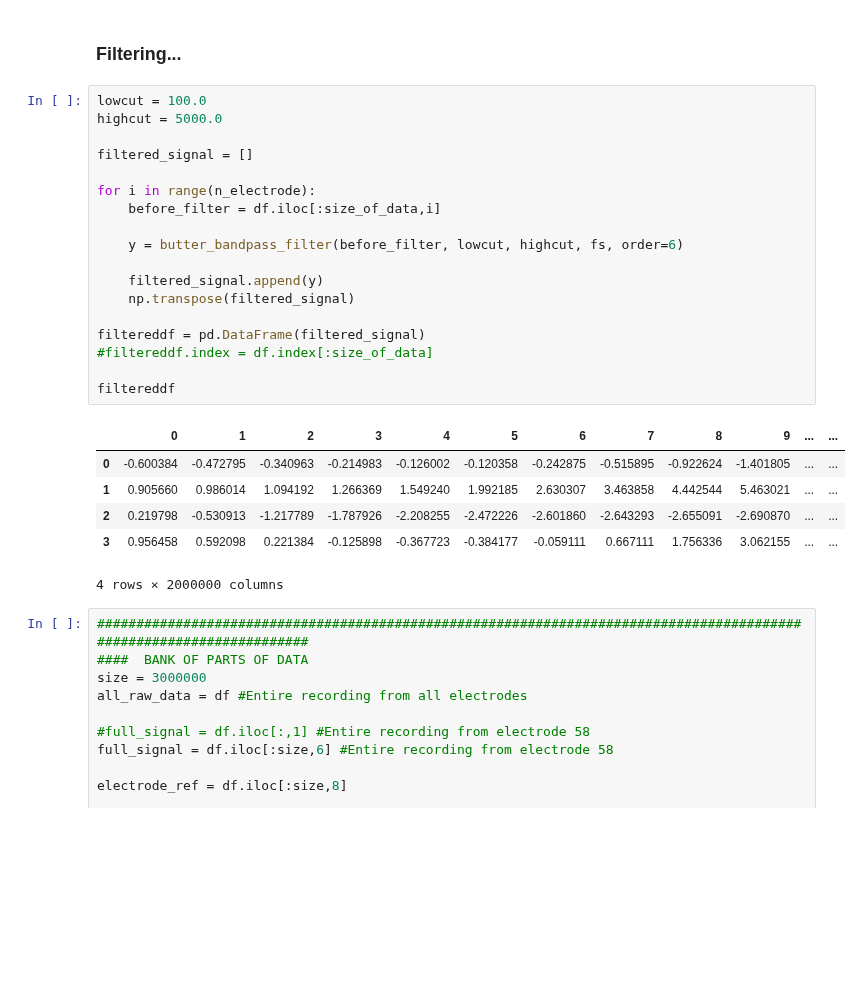
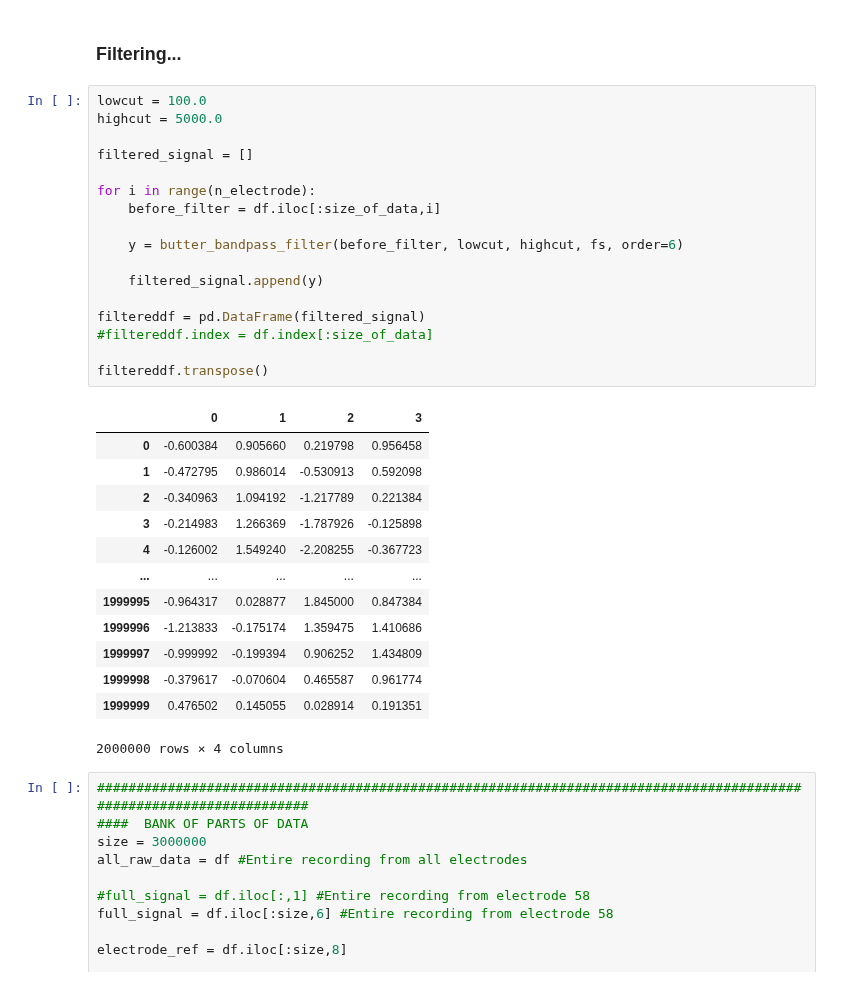
Before and after one commit to Sylvain-Gutierrez/PIR, a Jupyter notebook: Etude_no_busts/Etude_plusieurs_electrodes/No_burst_KMEANS_all_electrodes-_26_05_20.ipynb, the cells around one changed output. Saved outputs shown, nothing was run; the diff lists cells and outputs as text; blank space fills up the shorter version.

```diff
--- a/Etude_no_busts/Etude_plusieurs_electrodes/No_burst_KMEANS_all_electrodes-_26_05_20.ipynb
+++ b/Etude_no_busts/Etude_plusieurs_electrodes/No_burst_KMEANS_all_electrodes-_26_05_20.ipynb
@@ -104,28 +104,34 @@ def butter_bandpass_filter(data, lowcut, highcut, fs, order=5):
 # %%
 lowcut = 100.0
 highcut = 5000.0
 
 filtered_signal = []
 
 for i in range(n_electrode):
     before_filter = df.iloc[:size_of_data,i]
 
     y = butter_bandpass_filter(before_filter, lowcut, highcut, fs, order=6)
 
     filtered_signal.append(y)
-    np.transpose(filtered_signal)
 
 filtereddf = pd.DataFrame(filtered_signal)
 #filtereddf.index = df.index[:size_of_data]
 
-filtereddf
+filtereddf.transpose()
 # %% [output]
-|  | 0 | 1 | 2 | 3 | 4 | 5 | 6 | 7 | 8 | 9 | ... | ... |
-| 0 | -0.600384 | -0.472795 | -0.340963 | -0.214983 | -0.126002 | -0.120358 | -0.242875 | -0.515895 | -0.922624 | -1.401805 | ... | ... |
-| 1 | 0.905660 | 0.986014 | 1.094192 | 1.266369 | 1.549240 | 1.992185 | 2.630307 | 3.463858 | 4.442544 | 5.463021 | ... | ... |
-| 2 | 0.219798 | -0.530913 | -1.217789 | -1.787926 | -2.208255 | -2.472226 | -2.601860 | -2.643293 | -2.655091 | -2.690870 | ... | ... |
-| 3 | 0.956458 | 0.592098 | 0.221384 | -0.125898 | -0.367723 | -0.384177 | -0.059111 | 0.667111 | 1.756336 | 3.062155 | ... | ... |
+|  | 0 | 1 | 2 | 3 |
+| 0 | -0.600384 | 0.905660 | 0.219798 | 0.956458 |
+| 1 | -0.472795 | 0.986014 | -0.530913 | 0.592098 |
+| 2 | -0.340963 | 1.094192 | -1.217789 | 0.221384 |
+| 3 | -0.214983 | 1.266369 | -1.787926 | -0.125898 |
+| 4 | -0.126002 | 1.549240 | -2.208255 | -0.367723 |
+| ... | ... | ... | ... | ... |
+| 1999995 | -0.964317 | 0.028877 | 1.845000 | 0.847384 |
+| 1999996 | -1.213833 | -0.175174 | 1.359475 | 1.410686 |
+| 1999997 | -0.999992 | -0.199394 | 0.906252 | 1.434809 |
+| 1999998 | -0.379617 | -0.070604 | 0.465587 | 0.961774 |
+| 1999999 | 0.476502 | 0.145055 | 0.028914 | 0.191351 |
-4 rows × 2000000 columns
+2000000 rows × 4 columns
 # %%
 #####################################################################################################################
 ####  BANK OF PARTS OF DATA
```
Also changed, not shown: 1 other file.
